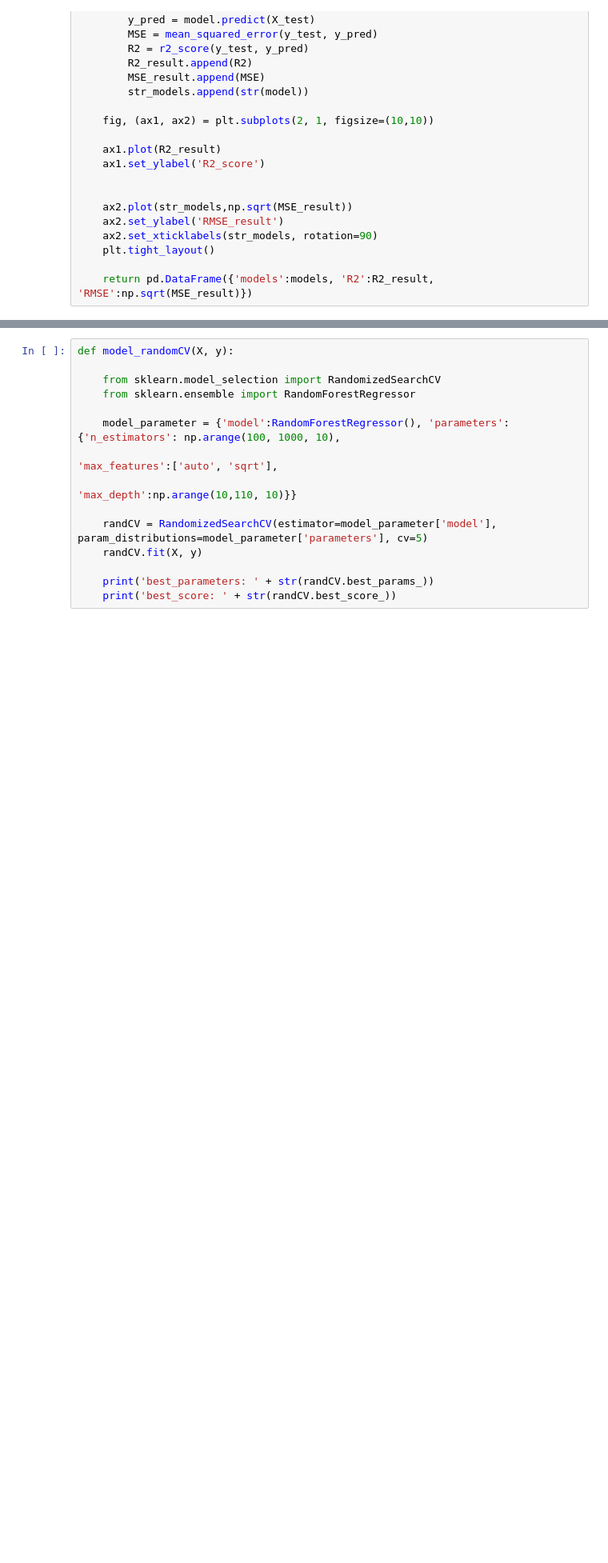
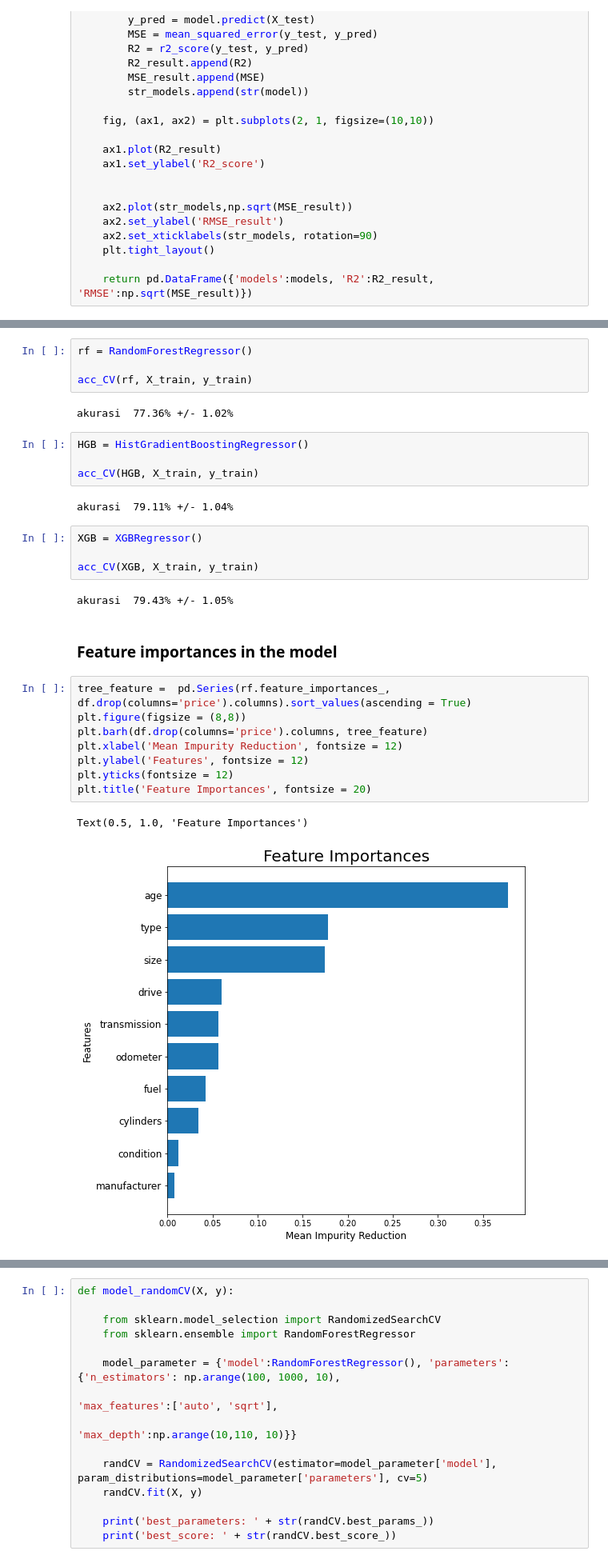
Before and after one commit to RodzanIskandar/Used_Craiglist_Car_Price_Prediction, a Jupyter notebook: machine learning model.ipynb, the cells around one changed output, grey strips where cells are left out. Shown: that part at 80% size. Cells and saved outputs as stored; diff of their text form; blank space fills up the shorter version.

```diff
--- a/machine learning model.ipynb
+++ b/machine learning model.ipynb
@@ -117,0 +141,31 @@ model_selection(X_train, y_train, X_test, y_test, models)
+# %%
+rf = RandomForestRegressor()
+
+acc_CV(rf, X_train, y_train)
+# %% [output]
+akurasi  77.36% +/- 1.02%
+# %%
+HGB = HistGradientBoostingRegressor()
+
+acc_CV(HGB, X_train, y_train)
+# %% [output]
+akurasi  79.11% +/- 1.04%
+# %%
+XGB = XGBRegressor()
+
+acc_CV(XGB, X_train, y_train)
+# %% [output]
+akurasi  79.43% +/- 1.05%
+# %% [markdown]
+### Feature importances in the model
+# %%
+tree_feature =  pd.Series(rf.feature_importances_, df.drop(columns='price').columns).sort_values(ascending = True)
+plt.figure(figsize = (8,8))
+plt.barh(df.drop(columns='price').columns, tree_feature)
+plt.xlabel('Mean Impurity Reduction', fontsize = 12)
+plt.ylabel('Features', fontsize = 12)
+plt.yticks(fontsize = 12)
+plt.title('Feature Importances', fontsize = 20)
+# %% [output]
+Text(0.5, 1.0, 'Feature Importances')
+[figure, added]
```
Also changed, not shown: parts of 12 cells of this notebook.
